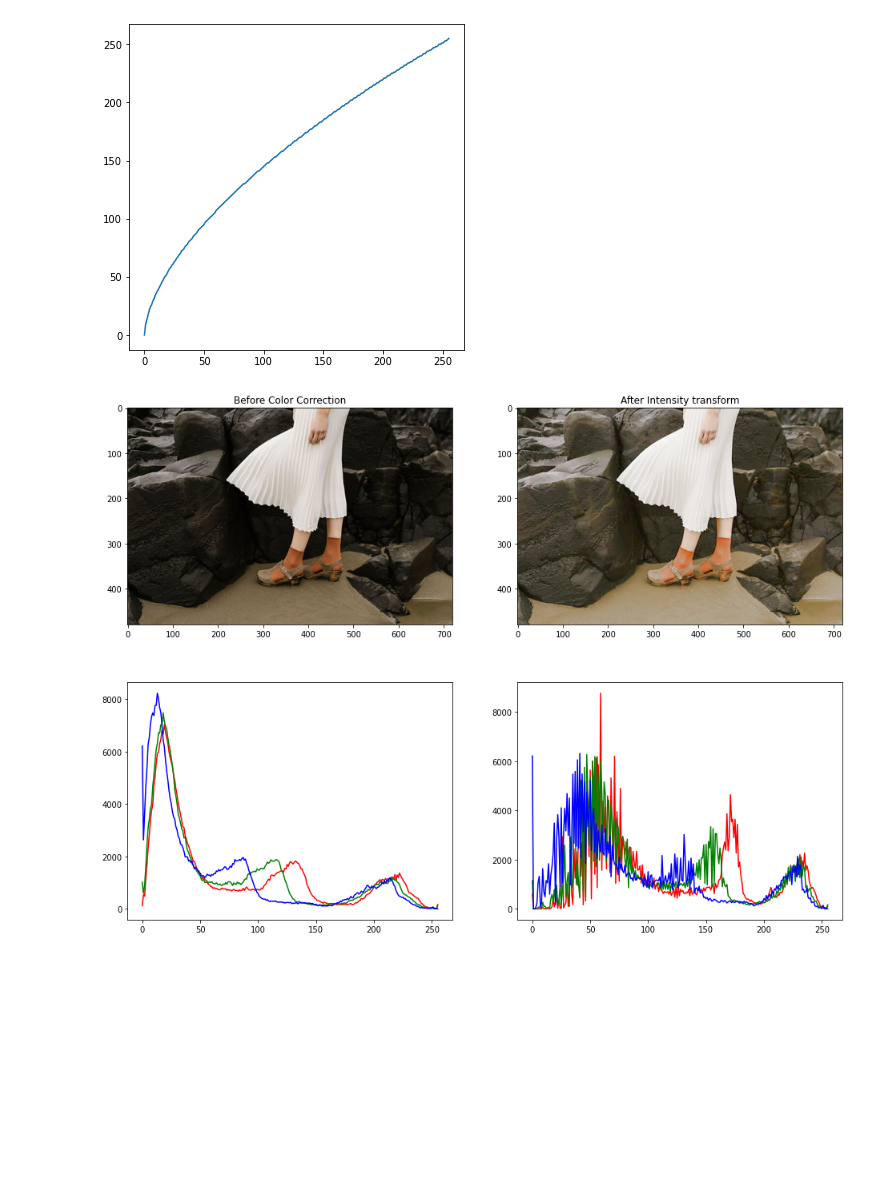
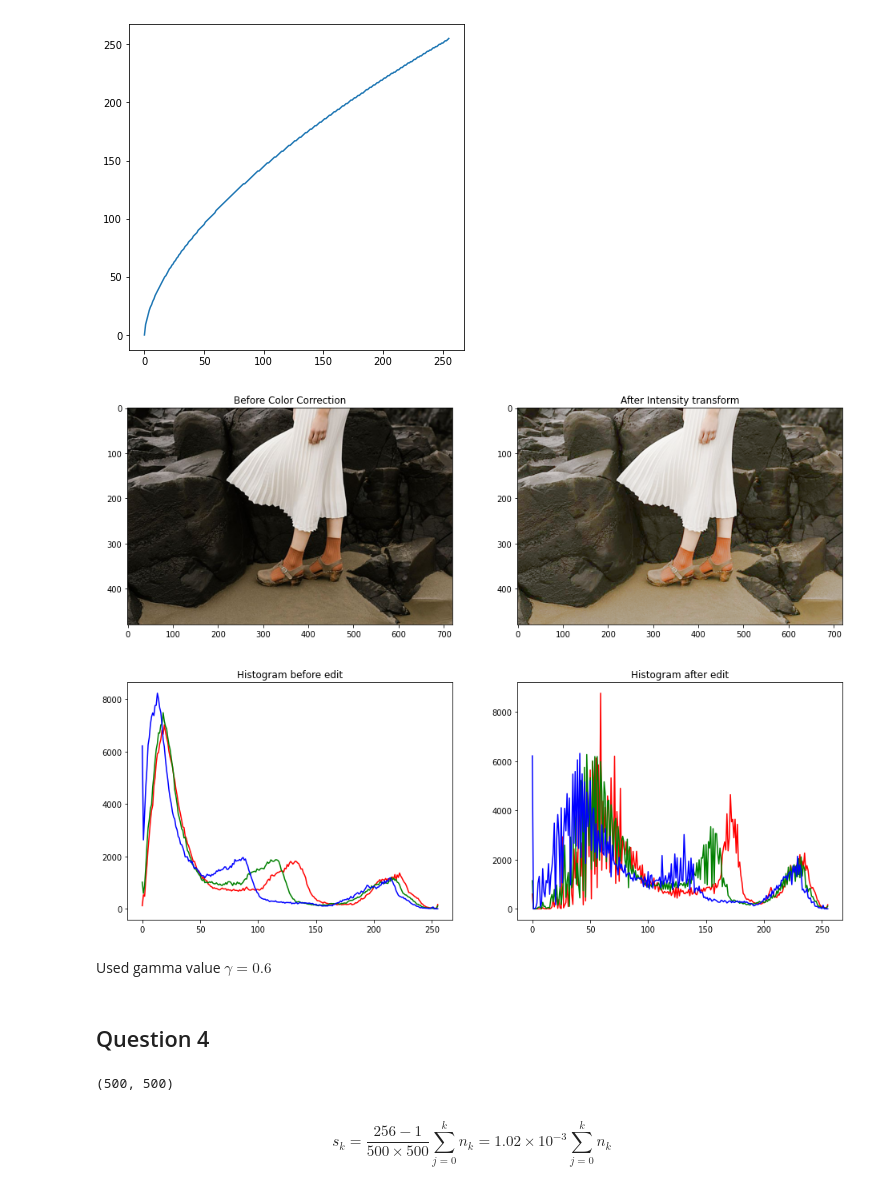
Before and after one commit to YSK-Machine-Vision-EN2550/Assignment_1, a Jupyter notebook: Book1.ipynb, the cells around one changed output. Cells and saved outputs as stored; diff of their text form; code cells hidden in the pictures; blank space fills up the shorter version.

Commit message:
Question 4 Done

```diff
--- a/Book1.ipynb
+++ b/Book1.ipynb
@@ -157,32 +157,46 @@ img = cv.imread(r'highlights_and_shadows.jpg', cv.IMREAD_COLOR)
 assert img is not None
 
 img_edit = cv.cvtColor(img, cv.COLOR_BGR2HLS) # converting to HSL color mode
 
 # do color correction
 img_edit[:,:,1] = cv.LUT(img_edit[:,:,1], transform)
 
 # do color convertion
 img = cv.cvtColor(img, cv.COLOR_BGR2RGB)
 img_edit = cv.cvtColor(img_edit, cv.COLOR_HLS2RGB)
 
 _, ax = plt.subplots(2, 2, figsize=(16, 12))
 
 ax[0][0].set_title("Before Color Correction")
 ax[0][0].imshow(img)
 
 ax[0][1].set_title("After Intensity transform")
 ax[0][1].imshow(img_edit)
 
 ax[1][0].set_title("Histogram before edit")
 ax[1][0].plot(cv.calcHist([img], [0], None, [256], [0,256]), 'r')
 ax[1][0].plot(cv.calcHist([img], [1], None, [256], [0,256]), 'g')
 ax[1][0].plot(cv.calcHist([img], [2], None, [256], [0,256]), 'b')
 
-
+ax[1][1].set_title("Histogram after edit")
 ax[1][1].plot(cv.calcHist([img_edit], [0], None, [256], [0,256]), 'r')
 ax[1][1].plot(cv.calcHist([img_edit], [1], None, [256], [0,256]), 'g')
 ax[1][1].plot(cv.calcHist([img_edit], [2], None, [256], [0,256]), 'b')
 
 plt.show()
 # %% [output]
-[figure, old version]
+[figure, new version]
+# %% [markdown]
+Used gamma value
+$\gamma = 0.6$
+# %% [markdown]
+## Question 4
+# %%
+img = cv.imread(r'shells.png', cv.IMREAD_GRAYSCALE)
+assert img is not None
+
+img.shape
+# %% [output]
+(500, 500)
+# %% [markdown]
+$$  s_k  = \frac{256-1}{500 \times 500} \sum_{j=0}^{k}n_k = 1.02 \times 10^{-3} \sum_{j=0}^{k}n_k $$
```
Also changed, not shown: parts of 5 cells of this notebook.
